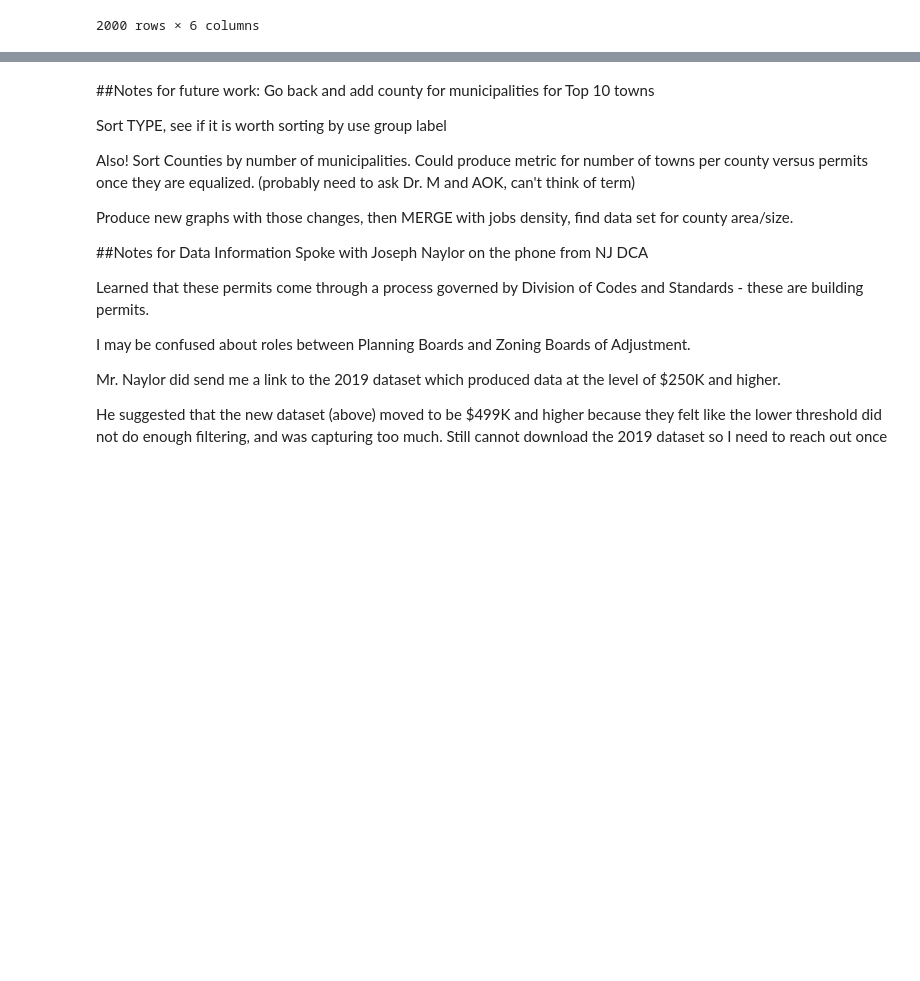
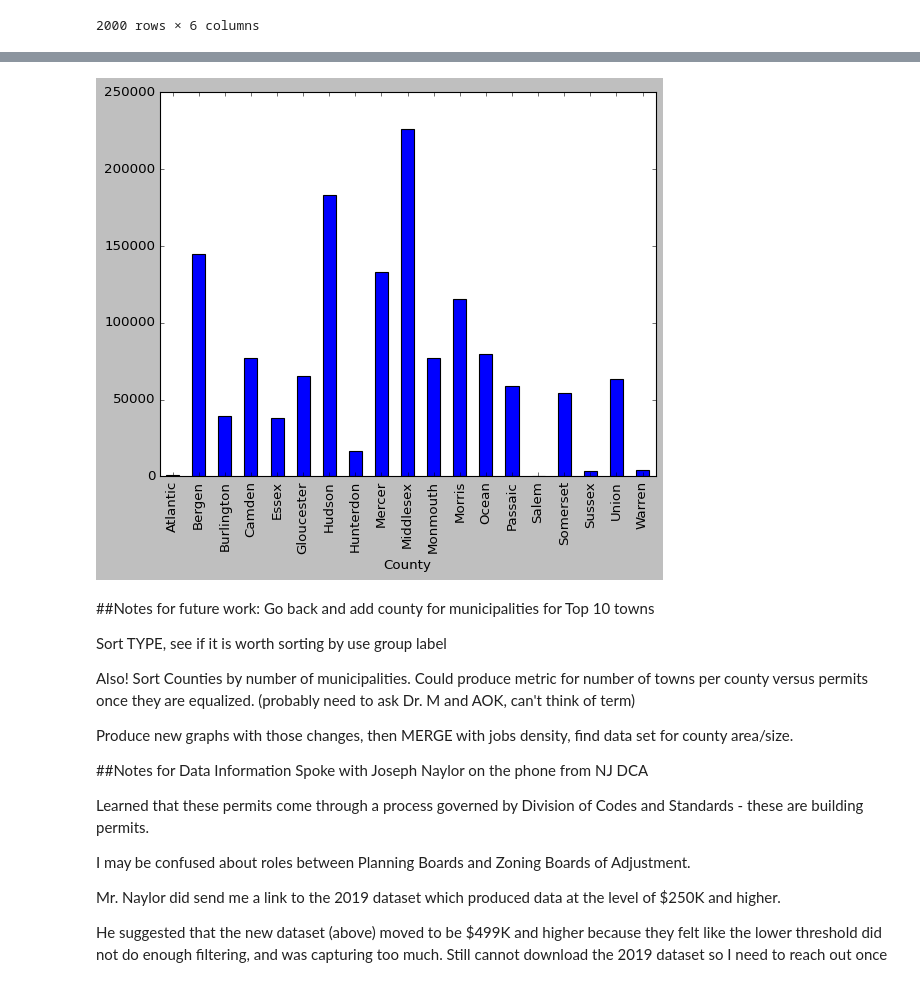
Before and after one commit to BrianKEverett/County-Line, a Jupyter notebook: Dissertation_Everett.ipynb, the cells around one changed output, grey strips where cells are left out. Saved outputs shown, nothing was run; the diff lists cells and outputs as text; code cells hidden in the pictures; blank space fills up the shorter version.

```diff
--- a/Dissertation_Everett.ipynb
+++ b/Dissertation_Everett.ipynb
@@ -315,0 +320,3 @@ jobscount
+# %%
+tony = jobscount.sort_values(['County', 'Jobs'], ascending=[True, False])
+tony
@@ -316,3 +342,7 @@ jobscount
+# %%
+ax=tony['Jobs'].plot(kind="bar")
+# %% [output]
+[figure, added]
 # %% [markdown]
 ##Notes for future work:
 Go back and add county for municipalities for Top 10 towns
```
Also changed, not shown: parts of 2 cells of this notebook.
